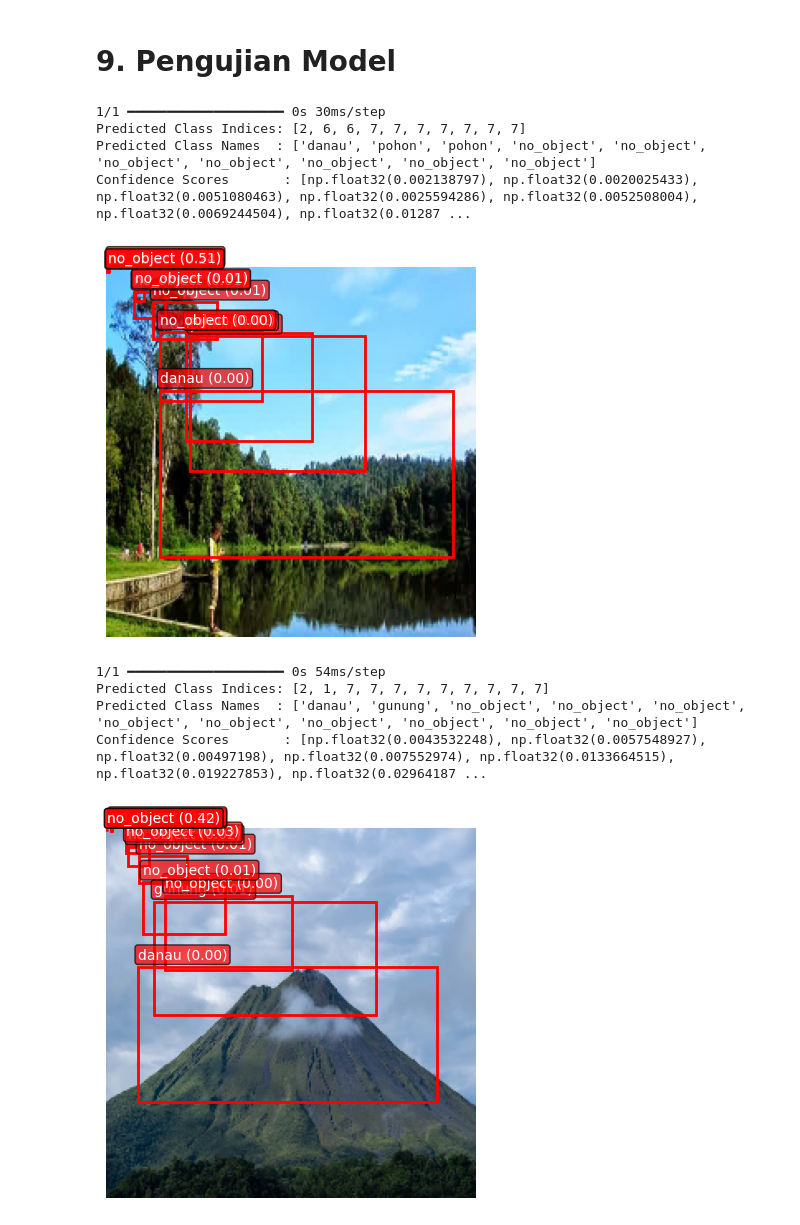
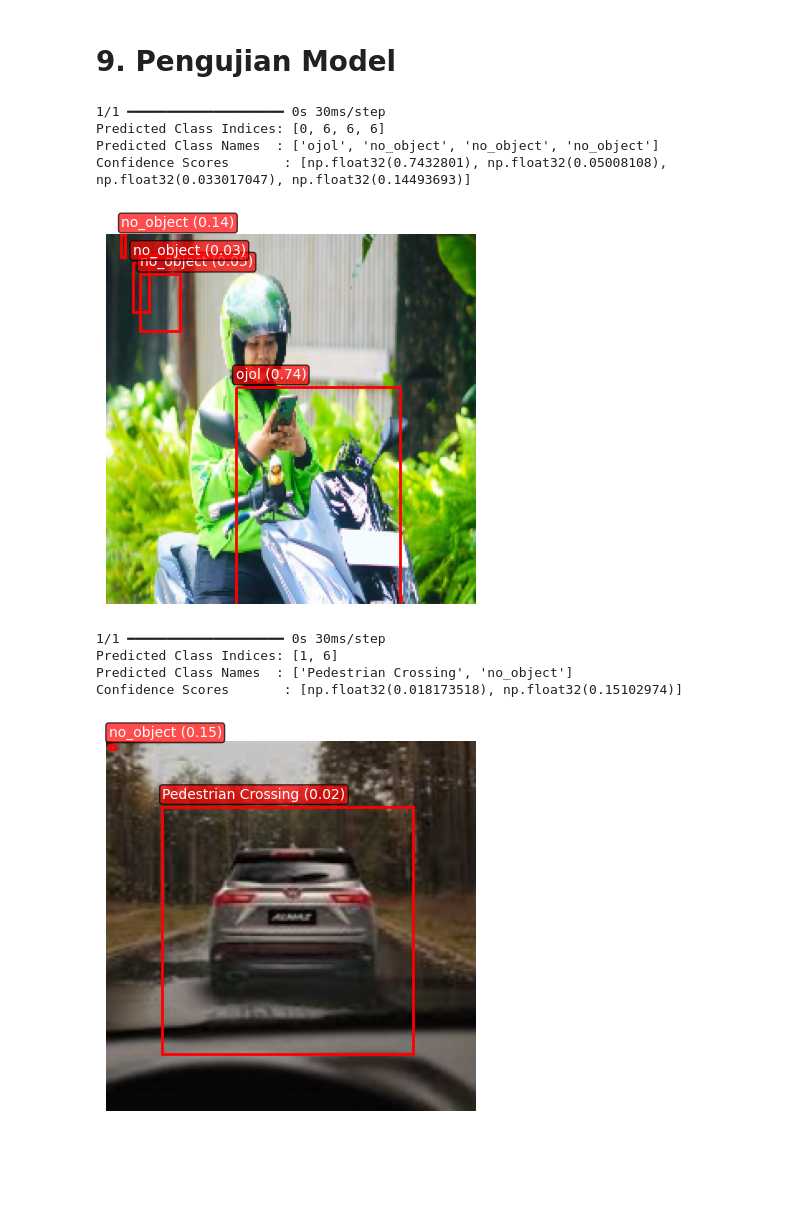
Before and after one commit to Hasbirizqulloh/pijar, a Jupyter notebook: Capstone_CNN.ipynb, the cells around one changed output. Drawn from its saved outputs; the diff is of its cells as text; code cells hidden in the pictures; blank space fills up the shorter version.

```diff
--- a/Capstone_CNN.ipynb
+++ b/Capstone_CNN.ipynb
@@ -270,7 +281,7 @@ plt.show()
 Pada tahap ini, setiap gambar diproses agar memiliki dimensi tetap (224x224 piksel) dan format warna RGB. Gambar juga dinormalisasi ke rentang [0, 1] agar sesuai dengan input standar model CNN. Jika gambar tidak ditemukan, sistem akan otomatis menggantinya dengan gambar kosong (berwarna hitam) sebagai penanganan error.
 # %%
 IMAGE_SIZE = 224
-MAX_OBJECTS = 11  # Jumlah maksimal objek per gambar
+MAX_OBJECTS = 4  # Jumlah maksimal objek per gambar
 
 # Fungsi untuk memuat dan memproses gambar
 def load_and_preprocess_image(image_path):
@@ -316,7 +332,7 @@ class_dict = {}
 
 # Loop melalui dataset untuk mengelompokkan bounding boxes dan kelas per gambar
 for idx, row in df.iterrows():
-    image_path = f"/content/drive/MyDrive/Skripsi/Image/{row['filename']}"  # Sesuaikan path dengan lokasi dataset
+    image_path = f"/content/drive/MyDrive/LASKAR/pijar-dataset/train/{row['filename']}"  # Sesuaikan path dengan lokasi dataset
     img = load_and_preprocess_image(image_path)
 
     # Normalisasi bounding box berdasarkan ukuran gambar asli
@@ -471,7 +472,7 @@ def build_model(input_shape, num_classes, max_objects):
 
 
 # Buat model
-model = build_model((224, 224, 3), num_classes=8, max_objects=11)
+model = build_model((224, 224, 3), num_classes=7, max_objects=4)
 
 # Compile model
 model.compile(optimizer='adam',
@@ -598,7 +599,7 @@ def draw_bbox(image, pred_bboxes, pred_classes, true_bboxes, true_classes, class
     plt.title("Predicted vs Ground Truth Bounding Boxes")
     plt.show()
 # %%
-index = 55  # indeks gambar uji
+index = 15  # indeks gambar uji
 image = X_val[index]
 true_bboxes = y_bbox_val[index]
 true_classes = np.argmax(y_class_val[index], axis=-1)
@@ -717,38 +717,38 @@ def predict_and_visualize(image_path, model, class_labels, image_size=224, CONFI
             valid_bboxes.append(bbox)
             valid_class_indices.append(int(cls_idx))
             valid_confidences.append(conf)
 
     # Konversi ke nama kelas
     predicted_class_names = [class_labels[i] for i in valid_class_indices]
 
     # ✅ Tampilkan hasil
     print("Predicted Class Indices:", valid_class_indices)
     print("Predicted Class Names  :", predicted_class_names)
     print("Confidence Scores       :", valid_confidences)
 
     # Visualisasi
     plt.imshow(img)
     ax = plt.gca()
 
     for bbox, class_name, conf in zip(valid_bboxes, predicted_class_names, valid_confidences):
         xmin, ymin, xmax, ymax = bbox * image_size
         ax.add_patch(plt.Rectangle((xmin, ymin), xmax - xmin, ymax - ymin,
                                    edgecolor='red', facecolor='none', linewidth=2))
         plt.text(xmin, ymin - 5, f"{class_name} ({conf:.2f})", color='white', fontsize=10,
                  bbox=dict(facecolor='red', alpha=0.7, boxstyle='round,pad=0.2'))
 
     plt.axis('off')
     plt.show()
 
 
 # Coba prediksi pada gambar baru
-predict_and_visualize("/content/drive/MyDrive/Skripsi/Uji/Image_3.jpg", model, class_labels=list(class_mapping.keys()))
+predict_and_visualize("/content/drive/MyDrive/LASKAR/testing/3.jpg", model, class_labels=list(class_mapping.keys()))
 # %% [output]
 1/1 ━━━━━━━━━━━━━━━━━━━━ 0s 30ms/step
-Predicted Class Indices: [2, 6, 6, 7, 7, 7, 7, 7, 7, 7]
-Predicted Class Names  : ['danau', 'pohon', 'pohon', 'no_object', 'no_object', 'no_object', 'no_object', 'no_object', 'no_object', 'no_object']
-Confidence Scores       : [np.float32(0.002138797), np.float32(0.0020025433), np.float32(0.0051080463), np.float32(0.0025594286), np.float32(0.0052508004), np.float32(0.0069244504), np.float32(0.01287 ...
+Predicted Class Indices: [0, 6, 6, 6]
+Predicted Class Names  : ['ojol', 'no_object', 'no_object', 'no_object']
+Confidence Scores       : [np.float32(0.7432801), np.float32(0.05008108), np.float32(0.033017047), np.float32(0.14493693)]
-[figure, old version]
+[figure, new version]
 # %%
 def predict_and_visualize(image_path, model, class_labels, image_size=224, CONFIDENCE_THRESHOLD=0):
     img = load_and_preprocess_image(image_path)
@@ -797,13 +797,13 @@ def predict_and_visualize(image_path, model, class_labels, image_size=224, CONFI
 
 
 # Coba prediksi pada gambar baru
-predict_and_visualize("/content/drive/MyDrive/Skripsi/Uji/test.jpg", model, class_labels=list(class_mapping.keys()))
+predict_and_visualize("/content/drive/MyDrive/LASKAR/testing/1.jpg", model, class_labels=list(class_mapping.keys()))
 # %% [output]
-1/1 ━━━━━━━━━━━━━━━━━━━━ 0s 54ms/step
-Predicted Class Indices: [2, 1, 7, 7, 7, 7, 7, 7, 7, 7, 7]
-Predicted Class Names  : ['danau', 'gunung', 'no_object', 'no_object', 'no_object', 'no_object', 'no_object', 'no_object', 'no_object', 'no_object', 'no_object']
-Confidence Scores       : [np.float32(0.0043532248), np.float32(0.0057548927), np.float32(0.00497198), np.float32(0.007552974), np.float32(0.0133664515), np.float32(0.019227853), np.float32(0.02964187 ...
+1/1 ━━━━━━━━━━━━━━━━━━━━ 0s 30ms/step
+Predicted Class Indices: [1, 6]
+Predicted Class Names  : ['Pedestrian Crossing', 'no_object']
+Confidence Scores       : [np.float32(0.018173518), np.float32(0.15102974)]
-[figure, old version]
+[figure, new version]
 # %%
 # Ambil contoh gambar dari dataset testing
 
```
Also changed, not shown: parts of 31 cells of this notebook, 1 other file.
